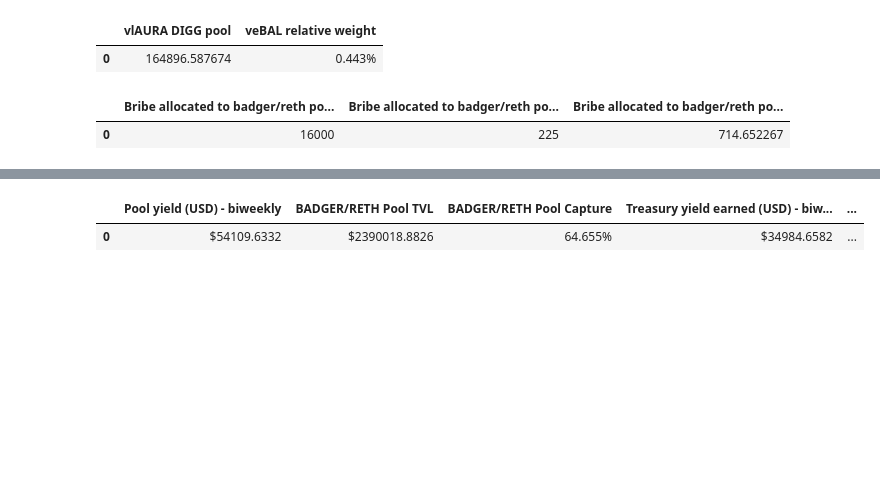
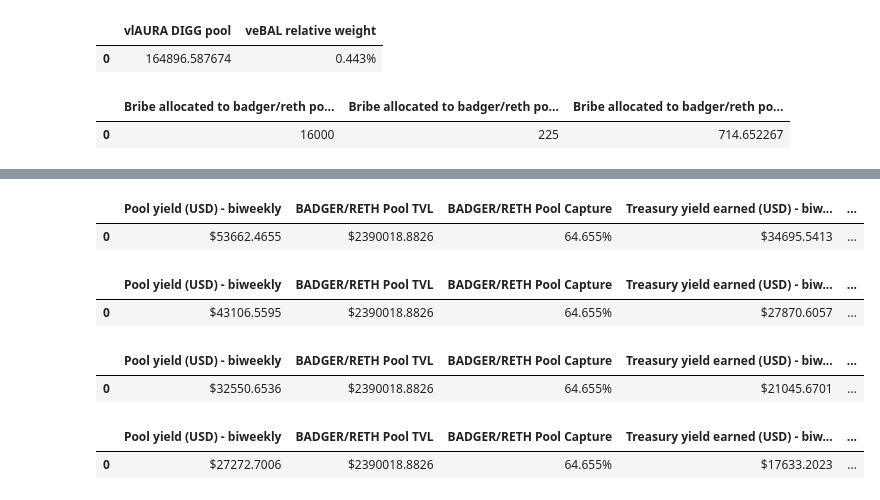
Before and after one commit to petrovska-petro/bribe_notebook, a Jupyter notebook: notebook/bribes_round12.ipynb, the cells around one changed output, grey strips where cells are left out. Drawn from its saved outputs; the diff is of its cells as text; code cells hidden in the pictures; blank space fills up the shorter version.

Commit message:
feat: include different weights for the badgerreth bribe

```diff
--- a/notebook/bribes_round12.ipynb
+++ b/notebook/bribes_round12.ipynb
@@ -116,7 +116,10 @@ df_bribes_digg_pool
 | 0 | 164896.587674 | 0.443% |
 # %%
 # bribes allocations
-bribe_for_reth_badger = 16_000
+bribe_for_reth_badger = 16000
+bribe_weights = [1, 0.8, 0.6, 0.5]
+viable_bribes_amts_usd = [ w * bribe_for_reth_badger * badger_price for w in bribe_weights]
+# NOTE: amount which rocket may be co-incentivising
 bribe_for_reth_badger_from_rocket = 225
 # since badgerreth pool is core, inspect the prop aura bribe expected from Balancer
 tvl_rethbadger = get_tvl_balancer_badgerreth_pool()
@@ -149,11 +152,14 @@ df_bribes_allocation
 # %%
 # badger/reth prediction for vebal relative weight given the bribe
 # NOTE: add in case the rocket confirms co-incentive -> bribe_for_reth_badger_from_rocket * rpl_price
-bribe_badgereth_usd = bribe_for_reth_badger * badger_price + bribe_for_reth_badger_core
-vlAURA_votes_bought = bribe_badgereth_usd / cost_per_vote_after_fee
-pct_controlled_aura_by_bribing_badger_reth = vlAURA_votes_bought / aura_voting_actively_last_round
-vebal_expected_relative_weight_badger_reth = pct_controlled_aura_by_bribing_badger_reth * pct_aura_vebal_controlled
-data = [[vlAURA_votes_bought, pct_format(vebal_expected_relative_weight_badger_reth), dollar_format(bribe_badgereth_usd)]]
-headers = ["vlAURA badger/reth pool", "veBAL relative weight", "Bribe Cost"]
-df_bribe_breakdown_badgereth = pd.DataFrame(data, columns=headers)
-df_bribe_breakdown_badgereth
+df_bribe_per_amt_breakdown_badgereth = []
+vebal_expected_relative_weight_badger_reth_per_amt = []
+for idx, usd_bribe in enumerate(viable_bribes_amts_usd):
+    bribe_badgereth_usd =  usd_bribe + bribe_for_reth_badger_core
+    vlAURA_votes_bought = bribe_badgereth_usd / cost_per_vote_after_fee
+    pct_controlled_aura_by_bribing_badger_reth = vlAURA_votes_bought / aura_voting_actively_last_round
+    vebal_expected_relative_weight_badger_reth = pct_controlled_aura_by_bribing_badger_reth * pct_aura_vebal_controlled
+    vebal_expected_relative_weight_badger_reth_per_amt.append(vebal_expected_relative_weight_badger_reth)
+    data = [[vlAURA_votes_bought, pct_format(vebal_expected_relative_weight_badger_reth), dollar_format(bribe_badgereth_usd)]]
+    headers = ["vlAURA badger/reth pool", "veBAL relative weight", "Bribe Cost"]
+    df_bribe_per_amt_breakdown_badgereth.append(pd.DataFrame(data, columns=headers))
@@ -197,19 +224,67 @@ df_earnings_badger_pool
 # %%
-# treasury expected earnings bi-weekly expectation post-bribe into BADGER/RETH pool
+# treasury expected earnings bi-weekly expectation post-bribe into BADGER/RETH pool (100%)
 reward_badger_aura = Contract("0x685c94e7da6c8f14ae58f168c942fb05bad73412")
 vault_rewards_contract_balance = reward_badger_aura.balanceOf("0xD0A7A8B98957b9CD3cFB9c0425AbE44551158e9e", block_identifier=block_current_proposal)/1e18
 vault_owned_tcl = tvl_digg * (vault_rewards_contract_balance/pool_badgereth_supply)
 pool_capture = vault_owned_tcl / tvl_digg
-pool_earnings = biweekly_emissions * vebal_expected_relative_weight_badger_reth
+pool_earnings = biweekly_emissions * vebal_expected_relative_weight_badger_reth_per_amt[0]
 # NOTE: remove the core bribe as it is not DAO cost
-treasury_roi = (pool_earnings*pool_capture) / (bribe_badgereth_usd - bribe_for_reth_badger_core)
+treasury_roi = (pool_earnings*pool_capture) / (viable_bribes_amts_usd[0] - bribe_for_reth_badger_core)
 data = [[dollar_format(pool_earnings), dollar_format(tvl_rethbadger), pct_format(pool_capture), dollar_format(pool_earnings*pool_capture), pct_format(treasury_roi)]]
 headers = ["Pool yield (USD) - biweekly", "BADGER/RETH Pool TVL", "BADGER/RETH Pool Capture", "Treasury yield earned (USD) - biweekly", "Treasury ROI - biweekly"]
 df_earnings_badger_pool = pd.DataFrame(data, columns=headers)
 df_earnings_badger_pool
 # %% [output]
 |  | Pool yield (USD) - biweekly | BADGER/RETH Pool TVL | BADGER/RETH Pool Capture | Treasury yield earned (USD) - biw... | ... |
-| 0 | $54109.6332 | $2390018.8826 | 64.655% | $34984.6582 | ... |
+| 0 | $53662.4655 | $2390018.8826 | 64.655% | $34695.5413 | ... |
+# %%
+# treasury expected earnings bi-weekly expectation post-bribe into BADGER/RETH pool (80%)
+reward_badger_aura = Contract("0x685c94e7da6c8f14ae58f168c942fb05bad73412")
+vault_rewards_contract_balance = reward_badger_aura.balanceOf("0xD0A7A8B98957b9CD3cFB9c0425AbE44551158e9e", block_identifier=block_current_proposal)/1e18
+vault_owned_tcl = tvl_digg * (vault_rewards_contract_balance/pool_badgereth_supply)
+pool_capture = vault_owned_tcl / tvl_digg
+pool_earnings = biweekly_emissions * vebal_expected_relative_weight_badger_reth_per_amt[1]
+# NOTE: remove the core bribe as it is not DAO cost
+treasury_roi = (pool_earnings*pool_capture) / (viable_bribes_amts_usd[1] - bribe_for_reth_badger_core)
+data = [[dollar_format(pool_earnings), dollar_format(tvl_rethbadger), pct_format(pool_capture), dollar_format(pool_earnings*pool_capture), pct_format(treasury_roi)]]
+headers = ["Pool yield (USD) - biweekly", "BADGER/RETH Pool TVL", "BADGER/RETH Pool Capture", "Treasury yield earned (USD) - biweekly", "Treasury ROI - biweekly"]
+df_earnings_badger_pool = pd.DataFrame(data, columns=headers)
+df_earnings_badger_pool
+# %% [output]
+|  | Pool yield (USD) - biweekly | BADGER/RETH Pool TVL | BADGER/RETH Pool Capture | Treasury yield earned (USD) - biw... | ... |
+| 0 | $43106.5595 | $2390018.8826 | 64.655% | $27870.6057 | ... |
+# %%
+# treasury expected earnings bi-weekly expectation post-bribe into BADGER/RETH pool (60%)
+reward_badger_aura = Contract("0x685c94e7da6c8f14ae58f168c942fb05bad73412")
+vault_rewards_contract_balance = reward_badger_aura.balanceOf("0xD0A7A8B98957b9CD3cFB9c0425AbE44551158e9e", block_identifier=block_current_proposal)/1e18
+vault_owned_tcl = tvl_digg * (vault_rewards_contract_balance/pool_badgereth_supply)
+pool_capture = vault_owned_tcl / tvl_digg
+pool_earnings = biweekly_emissions * vebal_expected_relative_weight_badger_reth_per_amt[2]
+# NOTE: remove the core bribe as it is not DAO cost
+treasury_roi = (pool_earnings*pool_capture) / (viable_bribes_amts_usd[2] - bribe_for_reth_badger_core)
+data = [[dollar_format(pool_earnings), dollar_format(tvl_rethbadger), pct_format(pool_capture), dollar_format(pool_earnings*pool_capture), pct_format(treasury_roi)]]
+headers = ["Pool yield (USD) - biweekly", "BADGER/RETH Pool TVL", "BADGER/RETH Pool Capture", "Treasury yield earned (USD) - biweekly", "Treasury ROI - biweekly"]
+df_earnings_badger_pool = pd.DataFrame(data, columns=headers)
+df_earnings_badger_pool
+# %% [output]
+|  | Pool yield (USD) - biweekly | BADGER/RETH Pool TVL | BADGER/RETH Pool Capture | Treasury yield earned (USD) - biw... | ... |
+| 0 | $32550.6536 | $2390018.8826 | 64.655% | $21045.6701 | ... |
+# %%
+# treasury expected earnings bi-weekly expectation post-bribe into BADGER/RETH pool (50%)
+reward_badger_aura = Contract("0x685c94e7da6c8f14ae58f168c942fb05bad73412")
+vault_rewards_contract_balance = reward_badger_aura.balanceOf("0xD0A7A8B98957b9CD3cFB9c0425AbE44551158e9e", block_identifier=block_current_proposal)/1e18
+vault_owned_tcl = tvl_digg * (vault_rewards_contract_balance/pool_badgereth_supply)
+pool_capture = vault_owned_tcl / tvl_digg
+pool_earnings = biweekly_emissions * vebal_expected_relative_weight_badger_reth_per_amt[3]
+# NOTE: remove the core bribe as it is not DAO cost
+treasury_roi = (pool_earnings*pool_capture) / (viable_bribes_amts_usd[3] - bribe_for_reth_badger_core)
+data = [[dollar_format(pool_earnings), dollar_format(tvl_rethbadger), pct_format(pool_capture), dollar_format(pool_earnings*pool_capture), pct_format(treasury_roi)]]
+headers = ["Pool yield (USD) - biweekly", "BADGER/RETH Pool TVL", "BADGER/RETH Pool Capture", "Treasury yield earned (USD) - biweekly", "Treasury ROI - biweekly"]
+df_earnings_badger_pool = pd.DataFrame(data, columns=headers)
+df_earnings_badger_pool
+# %% [output]
+|  | Pool yield (USD) - biweekly | BADGER/RETH Pool TVL | BADGER/RETH Pool Capture | Treasury yield earned (USD) - biw... | ... |
+| 0 | $27272.7006 | $2390018.8826 | 64.655% | $17633.2023 | ... |
 # %%
 # NOTE: block to max out badger/wbtc cap
 vlAURA_req, cost_of_max_cap, badger_to_bribe_badger_pool = get_bribe_info(treasury_votes, pct_controlled_aura_by_badger_treasury_active*pct_aura_vebal_controlled, cost_per_vote_after_fee,badger_price)
```
Also changed, not shown: parts of 11 cells of this notebook.
